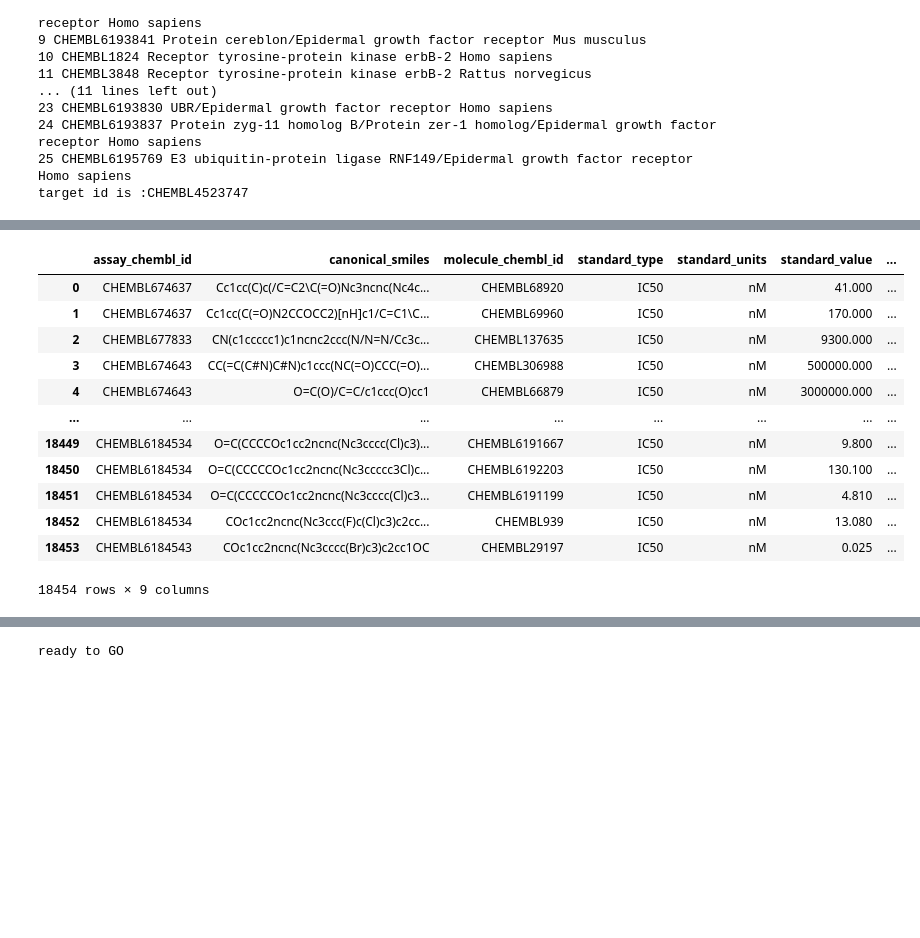
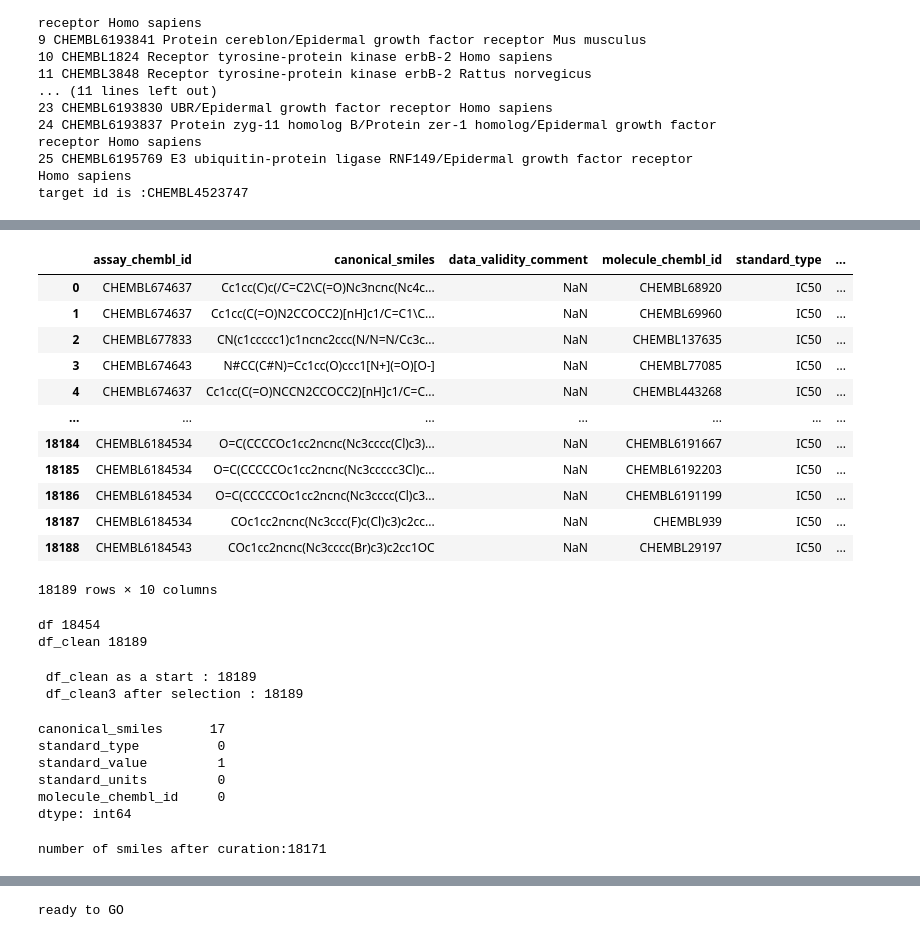
Before and after one commit to mohamedzaghloul-lab638/QSAR-modelling---EGFR-, a Jupyter notebook: EGFR_predictive_model.ipynb, the cells around one changed output, grey strips where cells are left out. Drawn from its saved outputs; the diff is of its cells as text; code cells hidden in the pictures; blank space fills up the shorter version.

```diff
--- a/EGFR_predictive_model.ipynb
+++ b/EGFR_predictive_model.ipynb
@@ -104,20 +120,47 @@ files.download('EGFR_database.csv')
 # %%
 import pandas as pd
 import numpy as np
-df=pd.read_csv('/content/EGFR_database.csv')
-df
+df_clean2=pd.read_csv('/content/new_EGFR_database.csv')
+df_clean2
 # %% [output]
-|  | assay_chembl_id | canonical_smiles | molecule_chembl_id | standard_type | standard_units | standard_value | ... |
-| 0 | CHEMBL674637 | Cc1cc(C)c(/C=C2\C(=O)Nc3ncnc(Nc4c... | CHEMBL68920 | IC50 | nM | 41.000 | ... |
-| 1 | CHEMBL674637 | Cc1cc(C(=O)N2CCOCC2)[nH]c1/C=C1\C... | CHEMBL69960 | IC50 | nM | 170.000 | ... |
-| 2 | CHEMBL677833 | CN(c1ccccc1)c1ncnc2ccc(N/N=N/Cc3c... | CHEMBL137635 | IC50 | nM | 9300.000 | ... |
-| 3 | CHEMBL674643 | CC(=C(C#N)C#N)c1ccc(NC(=O)CCC(=O)... | CHEMBL306988 | IC50 | nM | 500000.000 | ... |
-| 4 | CHEMBL674643 | O=C(O)/C=C/c1ccc(O)cc1 | CHEMBL66879 | IC50 | nM | 3000000.000 | ... |
-| ... | ... | ... | ... | ... | ... | ... | ... |
-| 18449 | CHEMBL6184534 | O=C(CCCCOc1cc2ncnc(Nc3cccc(Cl)c3)... | CHEMBL6191667 | IC50 | nM | 9.800 | ... |
-| 18450 | CHEMBL6184534 | O=C(CCCCCOc1cc2ncnc(Nc3ccccc3Cl)c... | CHEMBL6192203 | IC50 | nM | 130.100 | ... |
-| 18451 | CHEMBL6184534 | O=C(CCCCCOc1cc2ncnc(Nc3cccc(Cl)c3... | CHEMBL6191199 | IC50 | nM | 4.810 | ... |
-| 18452 | CHEMBL6184534 | COc1cc2ncnc(Nc3ccc(F)c(Cl)c3)c2cc... | CHEMBL939 | IC50 | nM | 13.080 | ... |
-| 18453 | CHEMBL6184543 | COc1cc2ncnc(Nc3cccc(Br)c3)c2cc1OC | CHEMBL29197 | IC50 | nM | 0.025 | ... |
+|  | assay_chembl_id | canonical_smiles | data_validity_comment | molecule_chembl_id | standard_type | ... |
+| 0 | CHEMBL674637 | Cc1cc(C)c(/C=C2\C(=O)Nc3ncnc(Nc4c... | NaN | CHEMBL68920 | IC50 | ... |
+| 1 | CHEMBL674637 | Cc1cc(C(=O)N2CCOCC2)[nH]c1/C=C1\C... | NaN | CHEMBL69960 | IC50 | ... |
+| 2 | CHEMBL677833 | CN(c1ccccc1)c1ncnc2ccc(N/N=N/Cc3c... | NaN | CHEMBL137635 | IC50 | ... |
+| 3 | CHEMBL674643 | N#CC(C#N)=Cc1cc(O)ccc1[N+](=O)[O-] | NaN | CHEMBL77085 | IC50 | ... |
+| 4 | CHEMBL674637 | Cc1cc(C(=O)NCCN2CCOCC2)[nH]c1/C=C... | NaN | CHEMBL443268 | IC50 | ... |
+| ... | ... | ... | ... | ... | ... | ... |
+| 18184 | CHEMBL6184534 | O=C(CCCCOc1cc2ncnc(Nc3cccc(Cl)c3)... | NaN | CHEMBL6191667 | IC50 | ... |
+| 18185 | CHEMBL6184534 | O=C(CCCCCOc1cc2ncnc(Nc3ccccc3Cl)c... | NaN | CHEMBL6192203 | IC50 | ... |
+| 18186 | CHEMBL6184534 | O=C(CCCCCOc1cc2ncnc(Nc3cccc(Cl)c3... | NaN | CHEMBL6191199 | IC50 | ... |
+| 18187 | CHEMBL6184534 | COc1cc2ncnc(Nc3ccc(F)c(Cl)c3)c2cc... | NaN | CHEMBL939 | IC50 | ... |
+| 18188 | CHEMBL6184543 | COc1cc2ncnc(Nc3cccc(Br)c3)c2cc1OC | NaN | CHEMBL29197 | IC50 | ... |
-18454 rows × 9 columns
+18189 rows × 10 columns
+# %%
+print(f"df {len(df)}")
+print(f"df_clean {len(df_clean2)}")
+# %% [output]
+df 18454
+df_clean 18189
+# %%
+print(f" df_clean as a start : {len(df_clean2)}")
+df_clean3=df_clean2[['canonical_smiles','standard_type','standard_value','standard_units','molecule_chembl_id']]
+print(f" df_clean3 after selection : {len(df_clean3)}")
+# %% [output]
+ df_clean as a start : 18189
+ df_clean3 after selection : 18189
+# %%
+print(df_clean3.isna().sum())
+# %% [output]
+canonical_smiles      17
+standard_type          0
+standard_value         1
+standard_units         0
+molecule_chembl_id     0
+dtype: int64
+# %%
+df_final=df_clean3.dropna()
+print(f"number of smiles after curation:{len(df_final)}")
+# %% [output]
+number of smiles after curation:18171
 # %%
```
Also changed, not shown: parts of 19 cells of this notebook.
